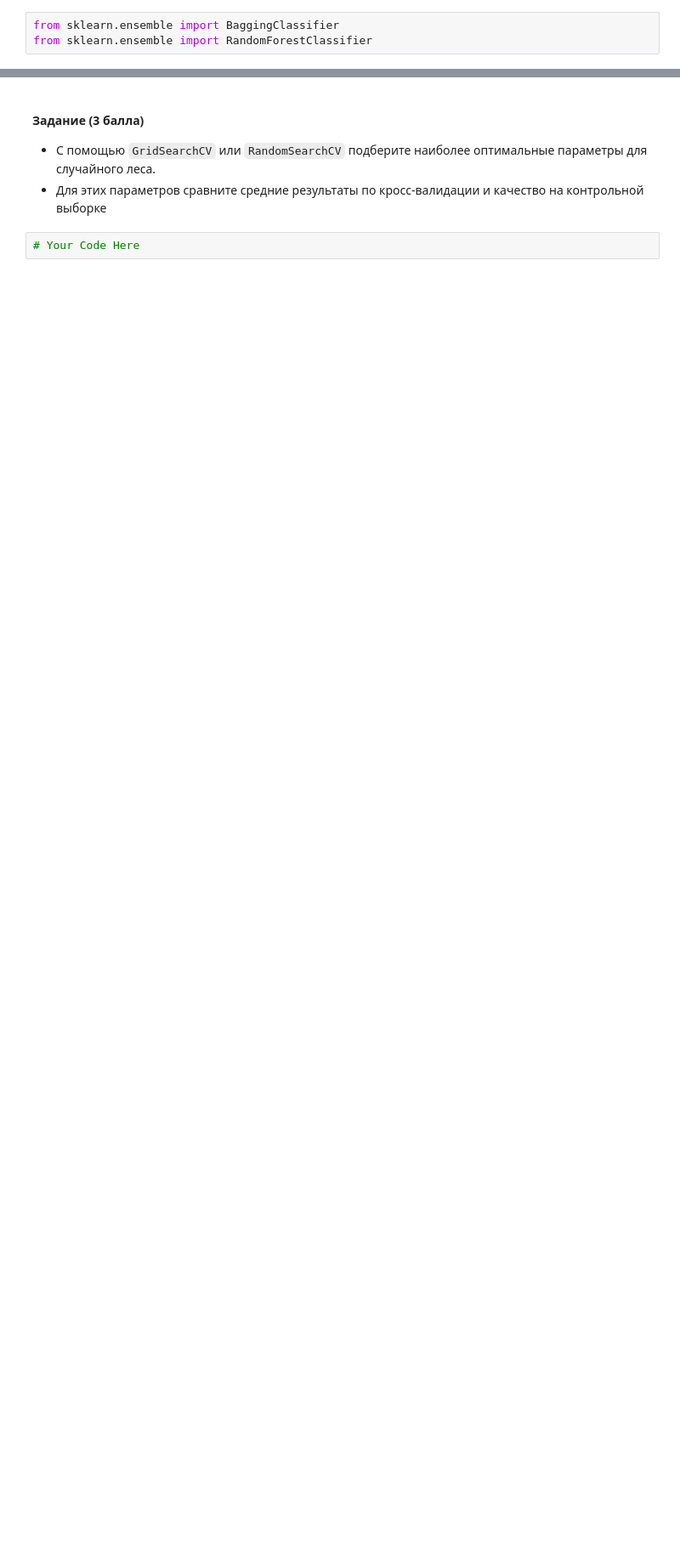
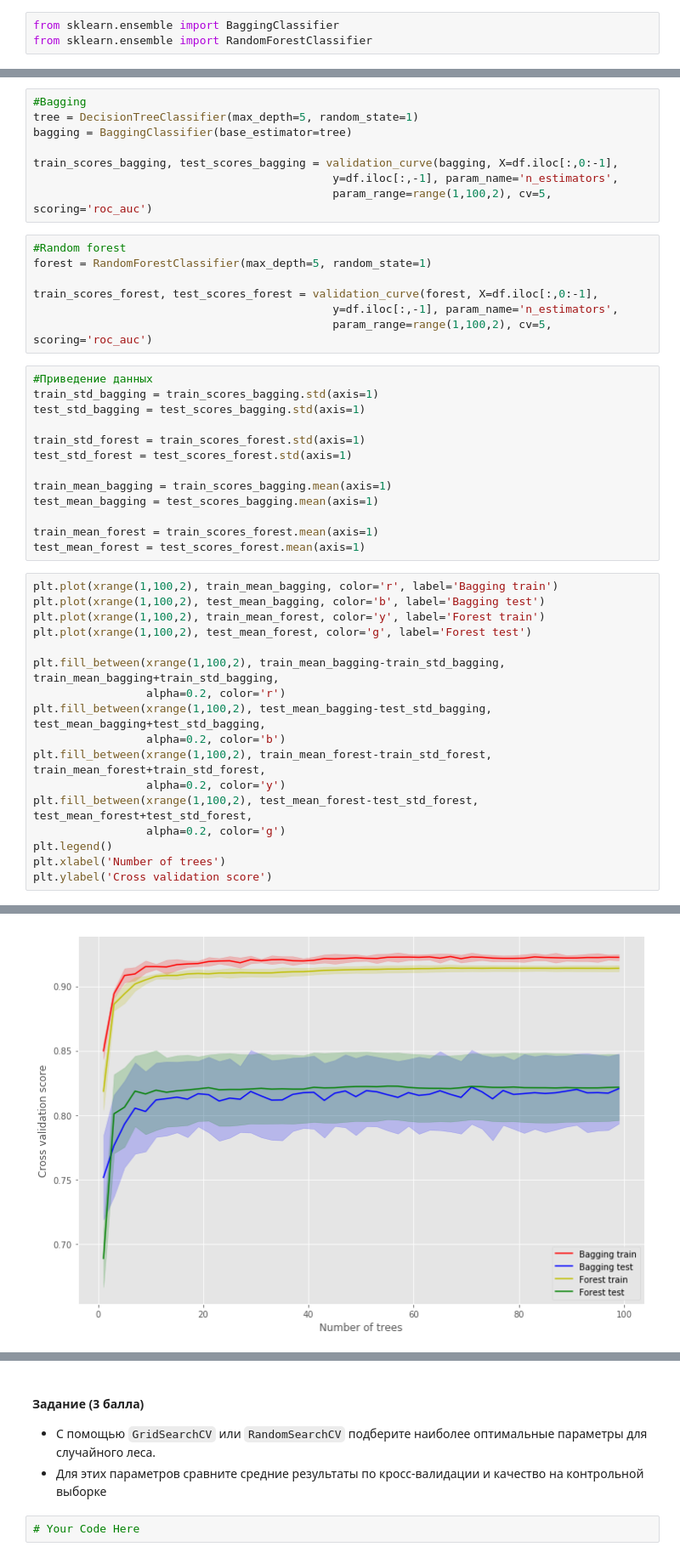
Before and after one commit to is-kozlov/sphere_hw, a Jupyter notebook: Kozlov_hw3.ipynb, the cells around one changed output, grey strips where cells are left out. Shown at 85% size. Saved outputs shown, nothing was run; the diff lists cells and outputs as text; blank space fills up the shorter version.

```diff
--- a/Kozlov_hw3.ipynb
+++ b/Kozlov_hw3.ipynb
@@ -240,0 +241,46 @@ from sklearn.ensemble import RandomForestClassifier
+# %%
+#Bagging
+tree = DecisionTreeClassifier(max_depth=5, random_state=1)
+bagging = BaggingClassifier(base_estimator=tree)
+
+train_scores_bagging, test_scores_bagging = validation_curve(bagging, X=df.iloc[:,0:-1],
+                                             y=df.iloc[:,-1], param_name='n_estimators',
+                                             param_range=range(1,100,2), cv=5, scoring='roc_auc')
+# %%
+#Random forest
+forest = RandomForestClassifier(max_depth=5, random_state=1)
+
+train_scores_forest, test_scores_forest = validation_curve(forest, X=df.iloc[:,0:-1],
+                                             y=df.iloc[:,-1], param_name='n_estimators',
+                                             param_range=range(1,100,2), cv=5, scoring='roc_auc')
+# %%
+#Приведение данных
+train_std_bagging = train_scores_bagging.std(axis=1)
+test_std_bagging = test_scores_bagging.std(axis=1)
+
+train_std_forest = train_scores_forest.std(axis=1)
+test_std_forest = test_scores_forest.std(axis=1)
+
+train_mean_bagging = train_scores_bagging.mean(axis=1)
+test_mean_bagging = test_scores_bagging.mean(axis=1)
+
+train_mean_forest = train_scores_forest.mean(axis=1)
+test_mean_forest = test_scores_forest.mean(axis=1)
+# %%
+plt.plot(xrange(1,100,2), train_mean_bagging, color='r', label='Bagging train')
+plt.plot(xrange(1,100,2), test_mean_bagging, color='b', label='Bagging test')
+plt.plot(xrange(1,100,2), train_mean_forest, color='y', label='Forest train')
+plt.plot(xrange(1,100,2), test_mean_forest, color='g', label='Forest test')
+
+plt.fill_between(xrange(1,100,2), train_mean_bagging-train_std_bagging, train_mean_bagging+train_std_bagging,
+                 alpha=0.2, color='r')
+plt.fill_between(xrange(1,100,2), test_mean_bagging-test_std_bagging, test_mean_bagging+test_std_bagging,
+                 alpha=0.2, color='b')
+plt.fill_between(xrange(1,100,2), train_mean_forest-train_std_forest, train_mean_forest+train_std_forest,
+                 alpha=0.2, color='y')
+plt.fill_between(xrange(1,100,2), test_mean_forest-test_std_forest, test_mean_forest+test_std_forest,
+                 alpha=0.2, color='g')
+plt.legend()
+plt.xlabel('Number of trees')
+plt.ylabel('Cross validation score')
+# %% [output]
@@ -240,0 +288 @@ from sklearn.ensemble import RandomForestClassifier
+[figure, added]
```
Also changed, not shown: parts of 4 cells of this notebook.
